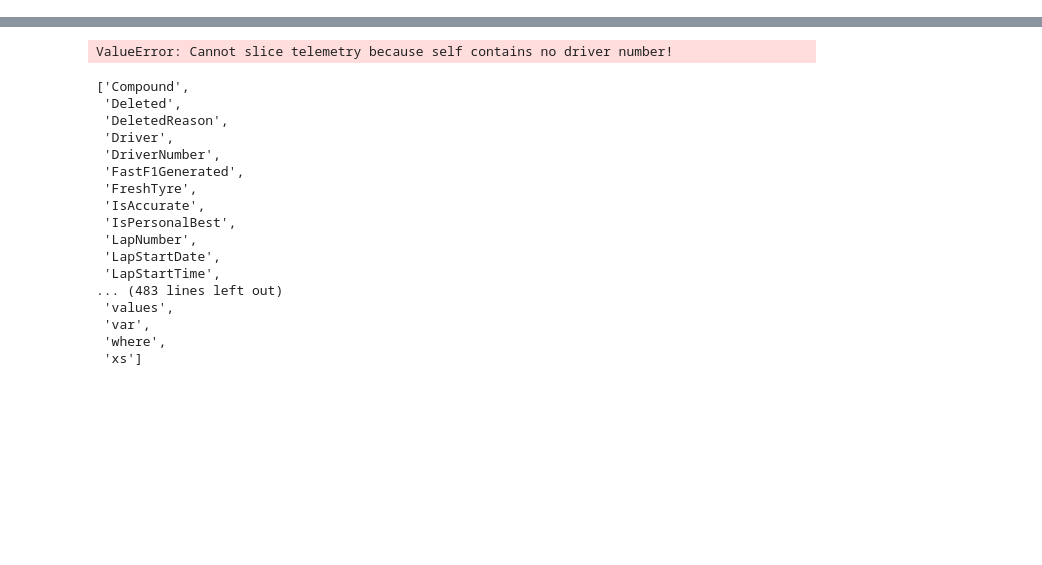
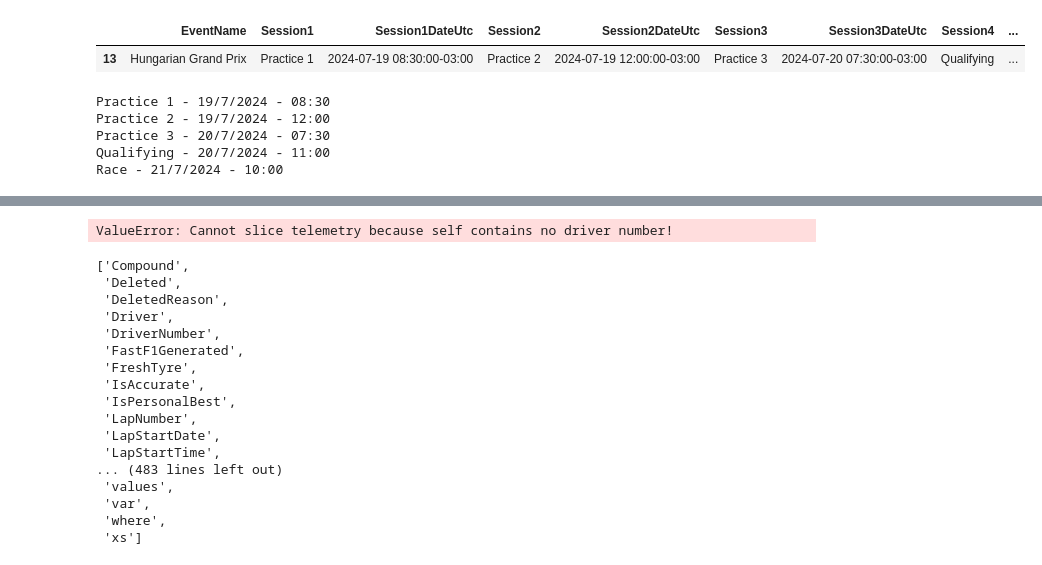
Before and after one commit to caiolacerdamt/f1-project, a Jupyter notebook: main.ipynb, the cells around one changed output, grey strips where cells are left out. Drawn from its saved outputs; the diff is of its cells as text; code cells hidden in the pictures; blank space fills up the shorter version.

```diff
--- a/main.ipynb
+++ b/main.ipynb
@@ -50,0 +30,19 @@ Name: Abbreviation, dtype: object
+# %%
+race = ff1.get_events_remaining(backend='fastf1')
+next_race_sessions = race[["EventName", "Session1", "Session1DateUtc", "Session2", "Session2DateUtc", "Session3", "Session3DateUtc", "Session4", "Session4DateUtc", "Session5", "Session5DateUtc"]].iloc[0]
+next_race_sessions = pd.DataFrame(next_race_sessions)
+
+brt = pytz.timezone('America/Sao_Paulo')
+
+def process_datetime_columns(df, timezone='UTC'):
+    for column in df.columns:
+        if column != "EventName":
+            df[column] = pd.to_datetime(df[column], errors='coerce')
+            if df[column].dt.tz is None:
+                df[column] = df[column].dt.tz_localize(timezone)
+            df[column] = df[column].dt.tz_convert(brt)
+    return df
+
+next_race_sessions = process_datetime_columns(next_race_sessions)
+
+next_race_sessions
@@ -50,0 +57,60 @@ Name: Abbreviation, dtype: object
+# %%
+def get_and_process_next_race_sessions(backend='fastf1', timezone='UTC', target_timezone='America/Sao_Paulo'):
+
+    race = ff1.get_events_remaining(backend=backend)
+
+    next_race_sessions = race[["EventName", "Session1", "Session1DateUtc", "Session2", "Session2DateUtc", "Session3", "Session3DateUtc", "Session4", "Session4DateUtc", "Session5", "Session5DateUtc"]].iloc[0]
+    next_race_sessions = pd.DataFrame([next_race_sessions])
+    columns_to_exclude = ["EventName", "Session1", "Session2", "Session3", "Session4", "Session5"]
+
+    brt = pytz.timezone(target_timezone)
+
+    def process_datetime_columns(df, timezone='UTC'):
+        df_processed = df.copy()
+
+        for column in df_processed.columns:
+            if column not in columns_to_exclude:
+                df_processed[column] = pd.to_datetime(df_processed[column], errors='coerce')
+                df_processed[column] = df_processed[column].fillna(df[column])
+                if df_processed[column].dt.tz is None:
+                    df_processed[column] = df_processed[column].dt.tz_localize(timezone)
+                df_processed[column] = df_processed[column].dt.tz_convert(brt)
+
+        return df_processed
+
+    next_race_sessions_df = process_datetime_columns(next_race_sessions)
+
+    return next_race_sessions_df
+
+next_race_sessions_df = get_and_process_next_race_sessions()
+next_race_sessions_df
+# %% [output]
+|  | EventName | Session1 | Session1DateUtc | Session2 | Session2DateUtc | Session3 | Session3DateUtc | Session4 | ... |
+| 13 | Hungarian Grand Prix | Practice 1 | 2024-07-19 08:30:00-03:00 | Practice 2 | 2024-07-19 12:00:00-03:00 | Practice 3 | 2024-07-20 07:30:00-03:00 | Qualifying | ... |
+# %%
+for column in next_race_sessions_df.columns:
+    if column != "EventName":
+        if pd.api.types.is_datetime64_any_dtype(next_race_sessions_df[column]):
+            data_column = next_race_sessions_df[column]
+            day = data_column.dt.day
+            month = data_column.dt.month
+            year = data_column.dt.year
+            hour = data_column.dt.hour
+            minute = data_column.dt.minute
+
+            d = day.iloc[0]
+            m = month.iloc[0]
+            y = year.iloc[0]
+            h = hour.iloc[0]
+            min = minute.iloc[0]
+            formatted_time = f"{h:02}:{min:02}"
+
+            session_name = next_race_sessions_df[column.replace('DateUtc', '')].iloc[0]
+
+            print(f"{session_name} - {d}/{m}/{y} - {formatted_time}")
+# %% [output]
+Practice 1 - 19/7/2024 - 08:30
+Practice 2 - 19/7/2024 - 12:00
+Practice 3 - 20/7/2024 - 07:30
+Qualifying - 20/7/2024 - 11:00
+Race - 21/7/2024 - 10:00
```
Also changed, not shown: parts of 11 cells of this notebook, 1 other file.
